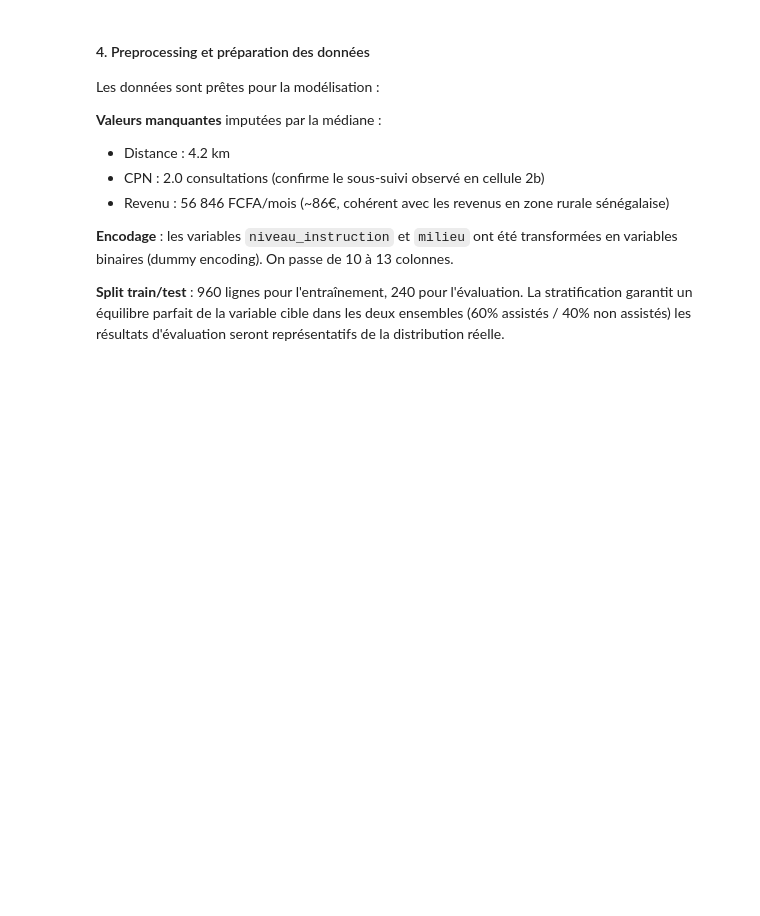
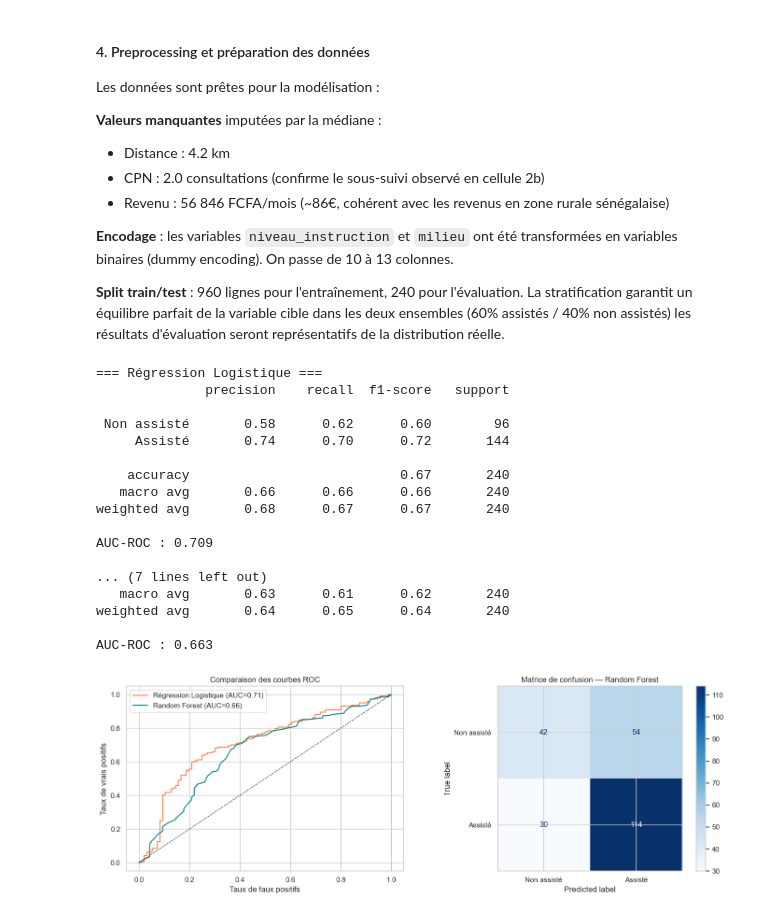
Before and after one commit to mirfou111/flesh-etrilab_test-evaluation, a Jupyter notebook: analyse_sante_maternelle.ipynb, the cells around one changed output. Saved outputs shown, nothing was run; the diff lists cells and outputs as text; code cells hidden in the pictures; blank space fills up the shorter version.

Commit message:
feat: cellule 5 - entrainement et evaluation des modeles

```diff
--- a/analyse_sante_maternelle.ipynb
+++ b/analyse_sante_maternelle.ipynb
@@ -393,3 +397,83 @@ en variables binaires (dummy encoding). On passe de 10 à 13 colonnes.
 La stratification garantit un équilibre parfait de la variable cible dans les deux
 ensembles (60% assistés / 40% non assistés) les résultats d'évaluation seront
 représentatifs de la distribution réelle.
+# %%
+# On va entraîner deux modèles et on compare leurs performances :
+# une régression logistique (simple, interprétable) et un Random Forest (plus puissant, capture les interactions entre variables).
+# Pour un outil destiné à des ASC sur le terrain, l'interprétabilité compte
+
+
+# --- MODÈLE 1 : RÉGRESSION LOGISTIQUE ---
+lr = LogisticRegression(max_iter=1000, random_state=42)
+lr.fit(X_train, y_train)
+
+y_pred_lr = lr.predict(X_test)
+y_proba_lr = lr.predict_proba(X_test)[:, 1]
+
+print("=== Régression Logistique ===")
+print(classification_report(y_test, y_pred_lr,
+      target_names=['Non assisté', 'Assisté']))
+print(f"AUC-ROC : {roc_auc_score(y_test, y_proba_lr):.3f}")
+
+# --- MODÈLE 2 : RANDOM FOREST ---
+rf = RandomForestClassifier(n_estimators=100, random_state=42)
+rf.fit(X_train, y_train)
+
+y_pred_rf = rf.predict(X_test)
+y_proba_rf = rf.predict_proba(X_test)[:, 1]
+
+print("\n=== Random Forest ===")
+print(classification_report(y_test, y_pred_rf,
+      target_names=['Non assisté', 'Assisté']))
+print(f"AUC-ROC : {roc_auc_score(y_test, y_proba_rf):.3f}")
+
+# --- COMPARAISON DES COURBES ROC ---
+fig, axes = plt.subplots(1, 2, figsize=(14, 5))
+
+# Courbes ROC
+fpr_lr, tpr_lr, _ = roc_curve(y_test, y_proba_lr)
+fpr_rf, tpr_rf, _ = roc_curve(y_test, y_proba_rf)
+
+axes[0].plot(fpr_lr, tpr_lr,
+             label=f'Régression Logistique (AUC={roc_auc_score(y_test, y_proba_lr):.2f})',
+             color='coral')
+axes[0].plot(fpr_rf, tpr_rf,
+             label=f'Random Forest (AUC={roc_auc_score(y_test, y_proba_rf):.2f})',
+             color='teal')
+axes[0].plot([0,1], [0,1], 'k--', linewidth=0.8)
+axes[0].set_xlabel("Taux de faux positifs")
+axes[0].set_ylabel("Taux de vrais positifs")
+axes[0].set_title("Comparaison des courbes ROC")
+axes[0].legend()
+
+# Matrice de confusion du meilleur modèle (Random Forest)
+ConfusionMatrixDisplay.from_predictions(
+    y_test, y_pred_rf,
+    display_labels=['Non assisté', 'Assisté'],
+    cmap='Blues',
+    ax=axes[1]
+)
+axes[1].set_title("Matrice de confusion — Random Forest")
+
+plt.tight_layout()
+plt.savefig("figures/evaluation_modeles.png", dpi=150)
+plt.show()
+# %% [output]
+=== Régression Logistique ===
+              precision    recall  f1-score   support
+
+ Non assisté       0.58      0.62      0.60        96
+     Assisté       0.74      0.70      0.72       144
+
+    accuracy                           0.67       240
+   macro avg       0.66      0.66      0.66       240
+weighted avg       0.68      0.67      0.67       240
+
+AUC-ROC : 0.709
+
+... (7 lines left out)
+   macro avg       0.63      0.61      0.62       240
+weighted avg       0.64      0.65      0.64       240
+
+AUC-ROC : 0.663
+[figure, added]
```
Also changed, not shown: parts of 3 cells of this notebook.
